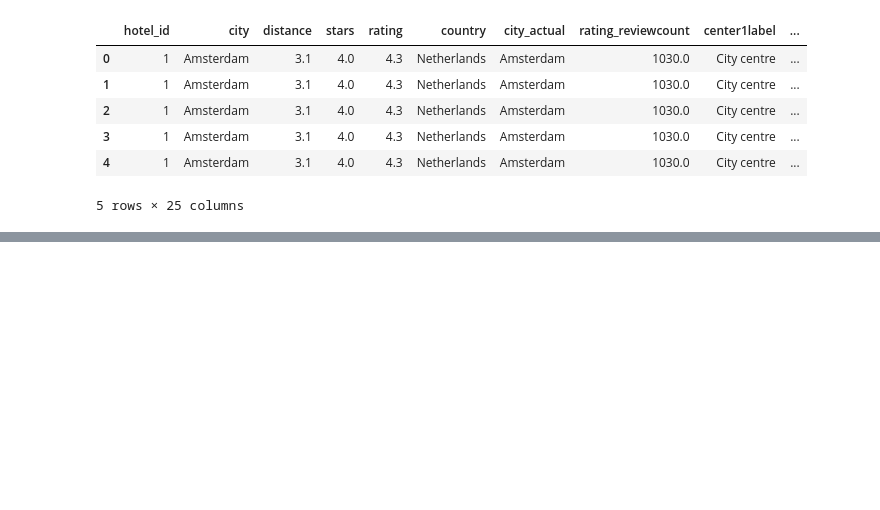
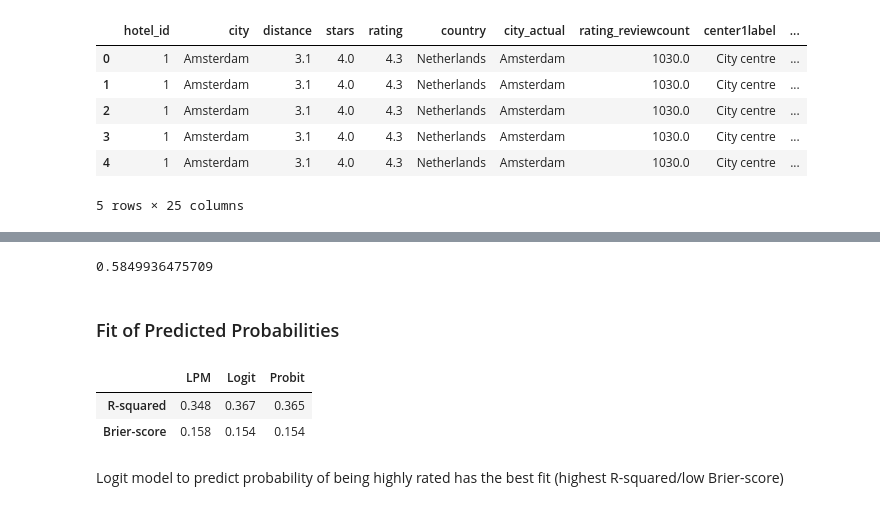
Before and after one commit to corinne167225/DataAnalysis2, a Jupyter notebook: Assignment2/Assignment2.ipynb, the cells around one changed output, grey strips where cells are left out. Drawn from its saved outputs; the diff is of its cells as text; code cells hidden in the pictures; blank space fills up the shorter version.

Commit message:
predicted probabilities

```diff
--- a/Assignment2/Assignment2.ipynb
+++ b/Assignment2/Assignment2.ipynb
@@ -207,0 +216,11 @@ stars          0.2742      0.007     39.702      0.000       0.261       0.288
+# %%
+#Probit
+#x_variable + covariate
+x_vars = df[['distance', 'stars']]
+#adding intercept/constant
+x_vars = sm.add_constant(x_vars)
+#modeling Logit
+model = sm.Probit(df['highly_rated'], x_vars)
+#robust SE
+result3 = model.fit(cov_type = 'HC1')
+print(result3.summary())
@@ -207,0 +268,32 @@ stars          0.2742      0.007     39.702      0.000       0.261       0.288
+# %%
+predicted_probabilities3 = result3.predict(x_vars)
+predicted_probabilities3.mean()
+#predicted probability is around 0.5 = it indicates uncertainty or ambiguity in predicting the outcome.
+# %% [output]
+0.5849936475709
+# %% [markdown]
+### Fit of Predicted Probabilities
+# %%
+df["pred_lpm"] = result1.predict()
+df["pred_logit"] = result2.predict()
+df["pred_probit"] = result3.predict()
+# %%
+#Fit of predicted probabilities:
+pd.DataFrame(
+    {
+        "R-squared": [
+            result1.rsquared,
+            r2_score(df["highly_rated"], df["pred_logit"]),
+            r2_score(df["highly_rated"], df["pred_probit"]),
+        ],
+        "Brier-score": [
+            mean_squared_error(df["highly_rated"], df["pred_lpm"]),
+            mean_squared_error(df["highly_rated"], df["pred_logit"]),
+            mean_squared_error(df["highly_rated"], df["pred_probit"]),
+        ],}, index=["LPM", "Logit", "Probit"],).T.round(3)
+# %% [output]
+|  | LPM | Logit | Probit |
+| R-squared | 0.348 | 0.367 | 0.365 |
+| Brier-score | 0.158 | 0.154 | 0.154 |
+# %% [markdown]
+Logit model to predict probability of being highly rated has the best fit (highest R-squared/low Brier-score)
```
Also changed, not shown: parts of 28 cells of this notebook.
